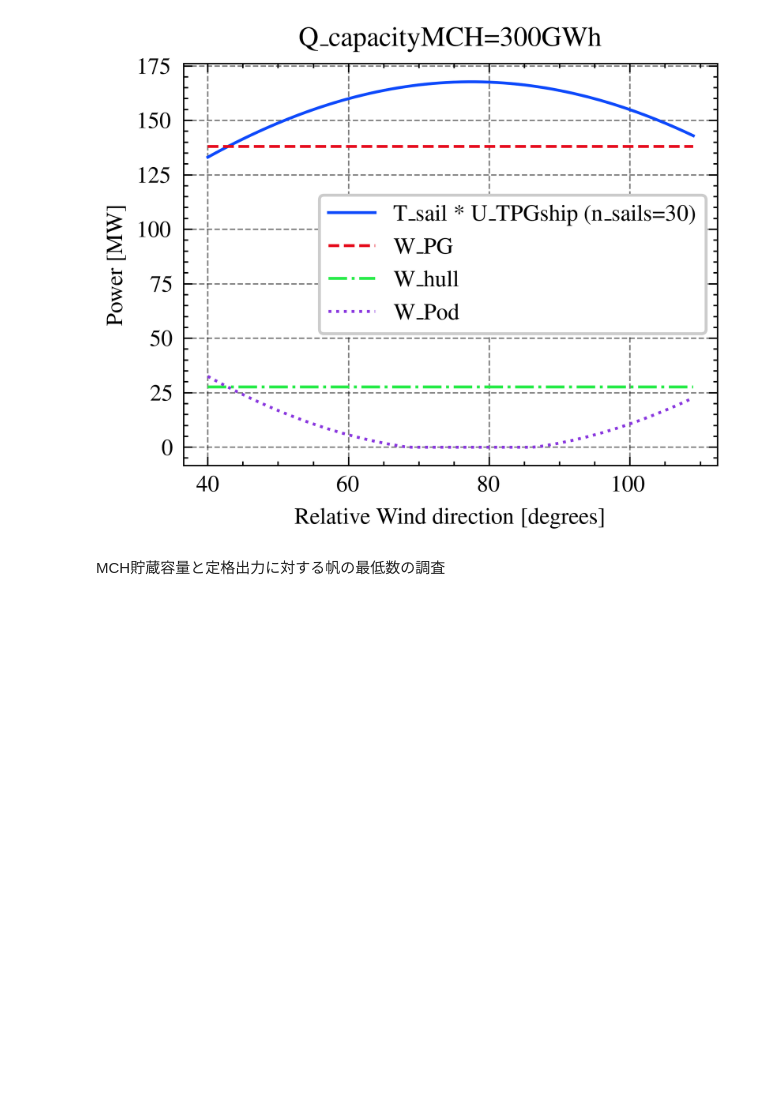
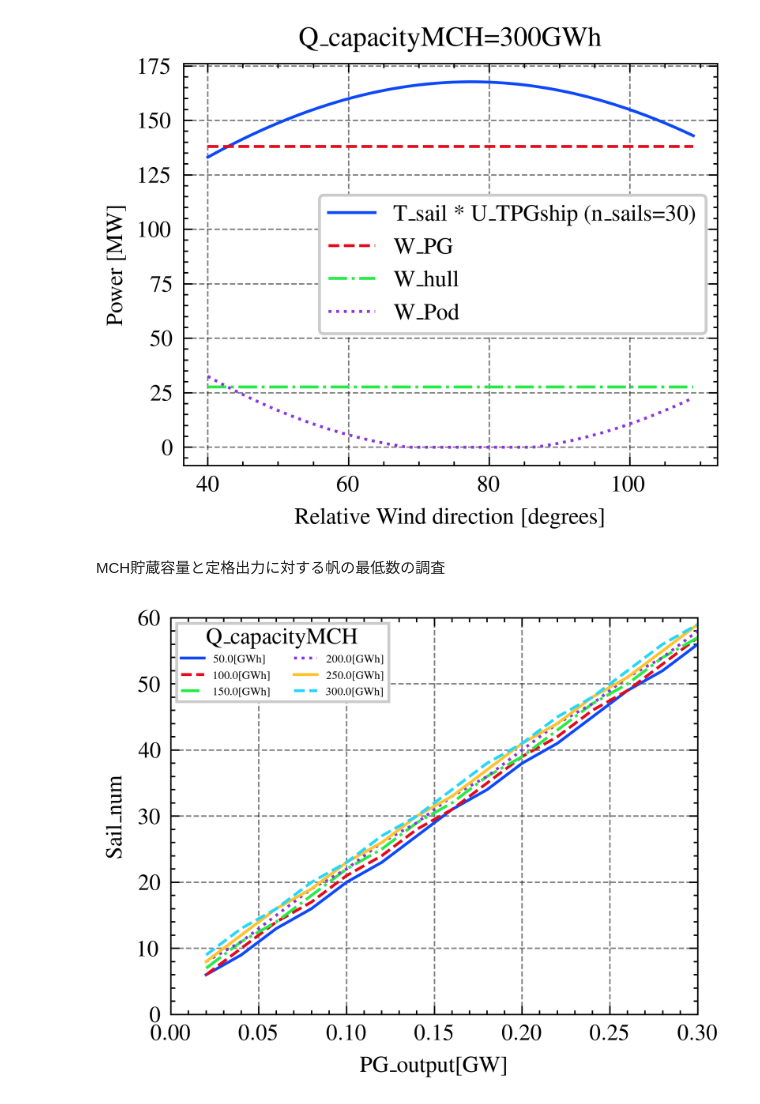
Before and after one commit to kuno-shuji/typhoon-project, a Jupyter notebook: workspace/TPGship_minimum_spec_in_typhoon.ipynb, the cells around one changed output. Drawn from its saved outputs; the diff is of its cells as text; code cells hidden in the pictures; blank space fills up the shorter version.

```diff
--- a/workspace/TPGship_minimum_spec_in_typhoon.ipynb
+++ b/workspace/TPGship_minimum_spec_in_typhoon.ipynb
@@ -352,5 +354,26 @@ df_record_list.write_csv("output_Folder/TPGshipdata/minimum_spec_list/minimum_sp
 # %%
 #最小仕様リストの読み込み
 df_record_list = pl.read_csv("output_Folder/TPGshipdata/minimum_spec_list/minimum_spec_list.csv")
 
-#横軸PG_
+#横軸PG_output,縦軸Sail_numのグラフを各Storageで作成するためのリストを作成
+#一枚のグラフに複数のStorageの結果を表示する
+PG_output_list = df_record_list["PG_output[GW]"].unique().to_numpy()
+
+MCH_capacity_list = df_record_list["MCH_capacity[GWh]"].unique().to_numpy()
+
+
+#グラフの描画
+plt.style.use(['science','ieee','high-vis','grid'])
+fig, ax = plt.subplots()
+for MCH_capacity in MCH_capacity_list:
+    #MCH_capacityの値に対応するSail_numのリストを取得
+    Sail_num_list = df_record_list.filter(df_record_list["MCH_capacity[GWh]"] == MCH_capacity)["Sail_num"].to_numpy()
+    ax.plot(PG_output_list, Sail_num_list, label="{}[GWh]".format(MCH_capacity))
+ax.set_xlabel("PG_output[GW]")
+ax.set_xlim(xmin=0,xmax=0.3) #x軸の範囲を指定
+ax.set_ylabel("Sail_num")
+ax.set_ylim(ymin=0,ymax=60) #y軸の範囲を指定
+ax.legend(title = 'Q_capacityMCH',loc = 'upper left',fancybox = False, frameon = True, ncol = 2, fontsize = 4)
+plt.show()
+# %% [output]
+[figure, added]
```
Also changed, not shown: parts of 1 cell of this notebook, 6 other files.
